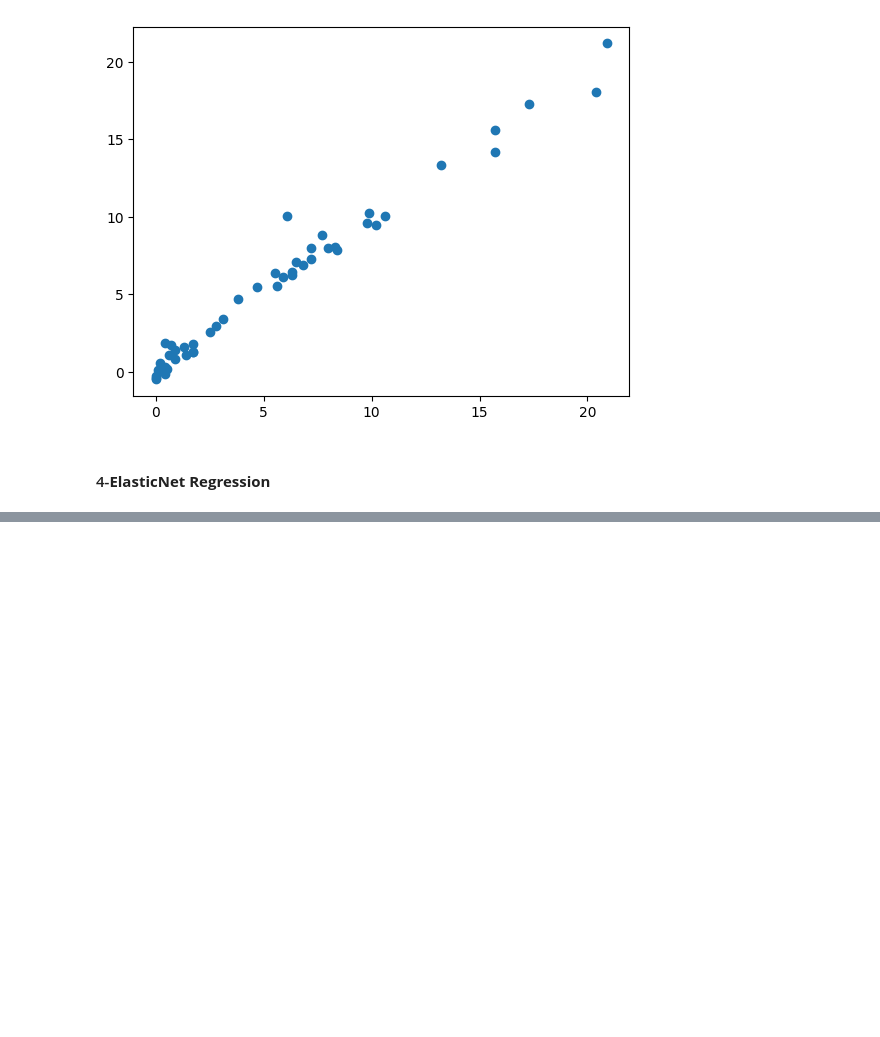
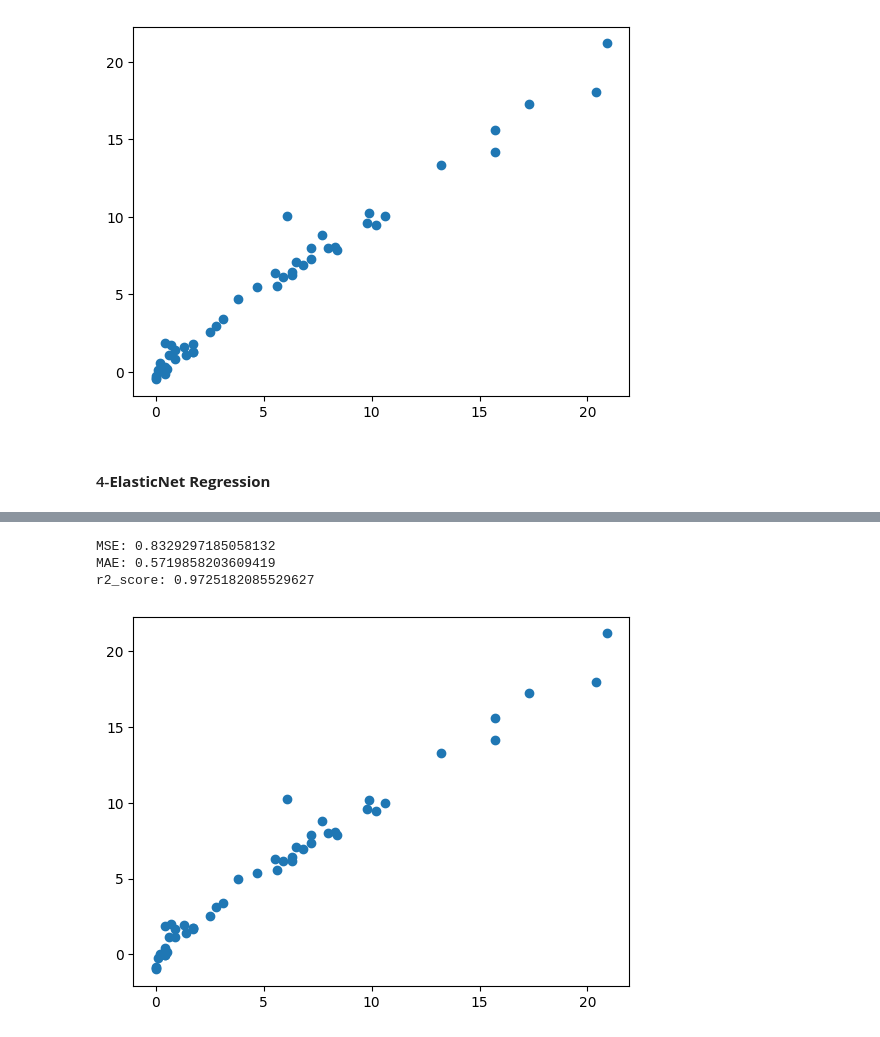
Before and after one commit to ShoaibMuhammad123/Specialization, a Jupyter notebook: 4. Machine Learning/2. Ridge Lasso and ElasticNet Regression/2. Model Training.ipynb, the cells around one changed output, grey strips where cells are left out. Drawn from its saved outputs; the diff is of its cells as text; code cells hidden in the pictures; blank space fills up the shorter version.

```diff
--- a/4. Machine Learning/2. Ridge Lasso and ElasticNet Regression/2. Model Training.ipynb
+++ b/4. Machine Learning/2. Ridge Lasso and ElasticNet Regression/2. Model Training.ipynb
@@ -313,0 +340,5 @@ r2_score: 0.9764658162301524
+# %%
+from sklearn.linear_model import LassoCV
+lasscv = LassoCV()
+lasscv.fit(X_train_scaled,y_train)
+lasscv.predict(X_test_scaled)
@@ -313,0 +404,19 @@ r2_score: 0.9764658162301524
+# %%
+## prediction from lassocv
+
+y_pred = lasscv.predict(X_test_scaled)
+mse = mean_squared_error(y_test,y_pred)
+mae = mean_absolute_error(y_test,y_pred)
+score = r2_score(y_test,y_pred)
+
+print('MSE:',mse)
+print('MAE:',mae)
+print('r2_score:',score)
+
+plt.scatter(y_test,y_pred)
+plt.show()
+# %% [output]
+MSE: 0.8329297185058132
+MAE: 0.5719858203609419
+r2_score: 0.9725182085529627
+[figure, added]
```
Also changed, not shown: parts of 17 cells of this notebook.
